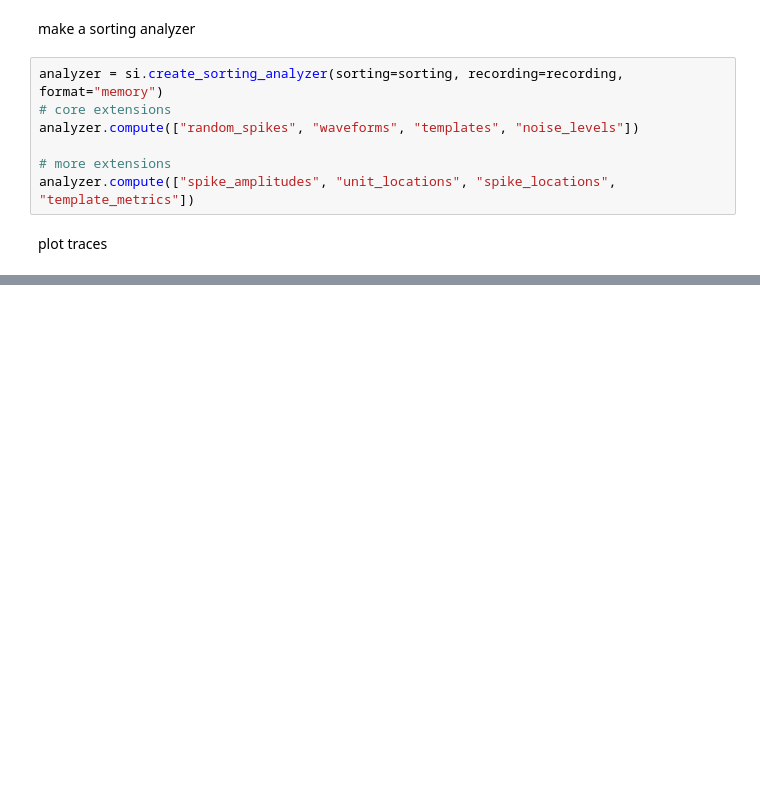
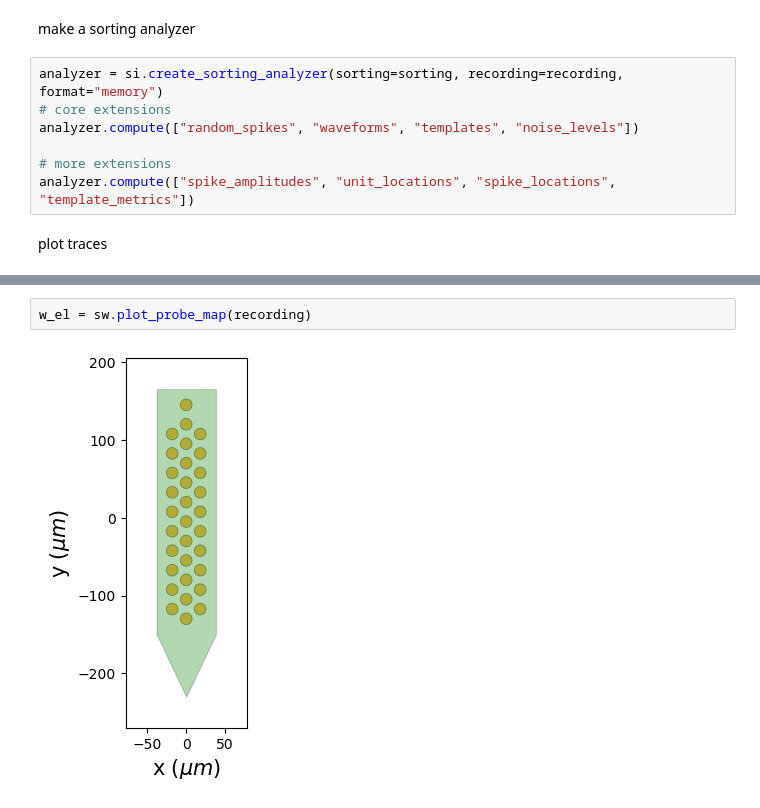
Before and after one commit to njnovo/spike_sorting, a Jupyter notebook: spikeinterface_demo/graph_demo.ipynb, the cells around one changed output, grey strips where cells are left out. Cells and saved outputs as stored; diff of their text form; blank space fills up the shorter version.

```diff
--- a/spikeinterface_demo/graph_demo.ipynb
+++ b/spikeinterface_demo/graph_demo.ipynb
@@ -30,0 +39,4 @@ w_traces = sw.plot_traces(recording)
+# %%
+w_el = sw.plot_probe_map(recording)
+# %% [output]
+[figure, added]
```
Also changed, not shown: parts of 9 cells of this notebook, 1 other file.
